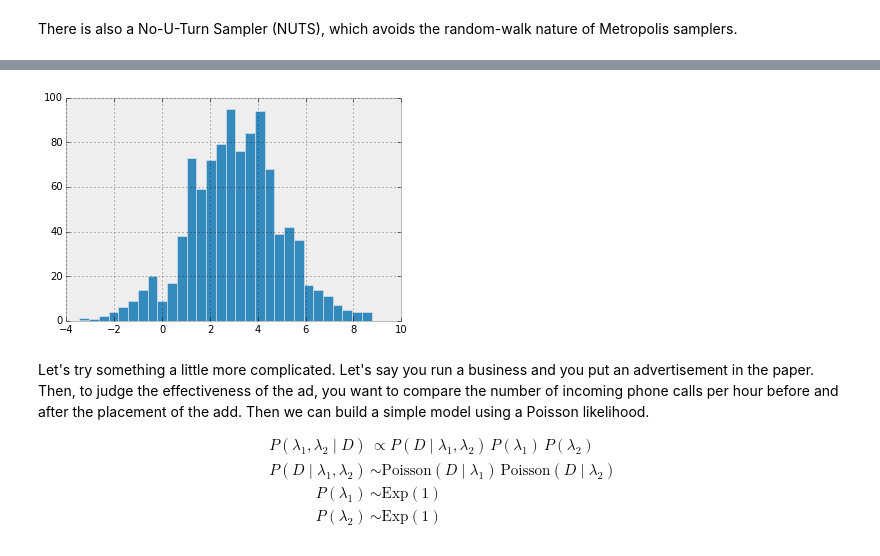
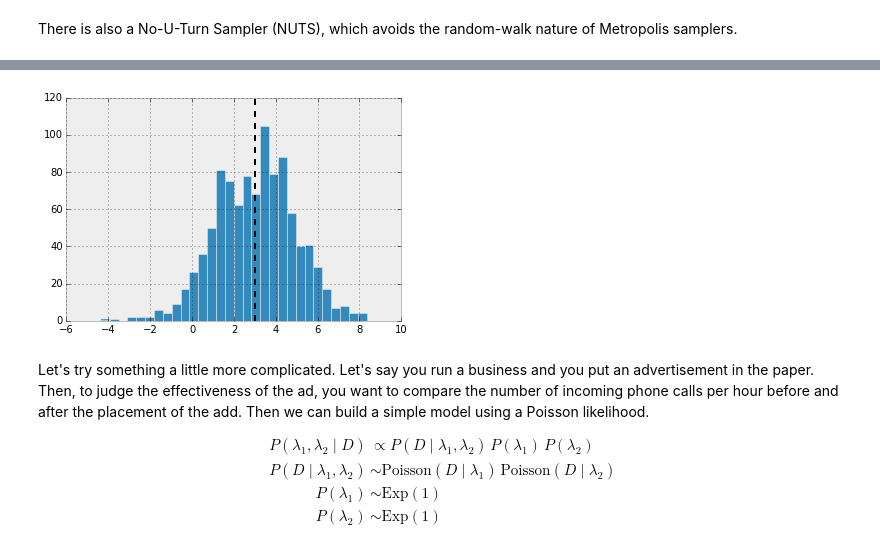
Before and after one commit to mcleonard/sampyl, a Jupyter notebook: Examples.ipynb, the cells around one changed output, grey strips where cells are left out. Saved outputs shown, nothing was run; the diff lists cells and outputs as text; code cells hidden in the pictures.

```diff
--- a/Examples.ipynb
+++ b/Examples.ipynb
@@ -41,7 +42,8 @@ plt.plot(trace)
 # %%
-_ = plt.hist(trace, bins=30)
+_ = plt.hist(trace.x, bins=30)
+_ = plt.vlines(mu, 0, 120, linestyles='--')
 # %% [output]
-[figure, old version]
+[figure, new version]
 # %% [markdown]
 Let's try something a little more complicated. Let's say you run a business and you put an advertisement in the paper. Then, to judge the effectiveness of the ad, you want to compare the number of incoming phone calls per hour before and after the placement of the add. Then we can build a simple model using a Poisson likelihood.
 
```
Also changed, not shown: parts of 26 cells of this notebook, 9 other files.
